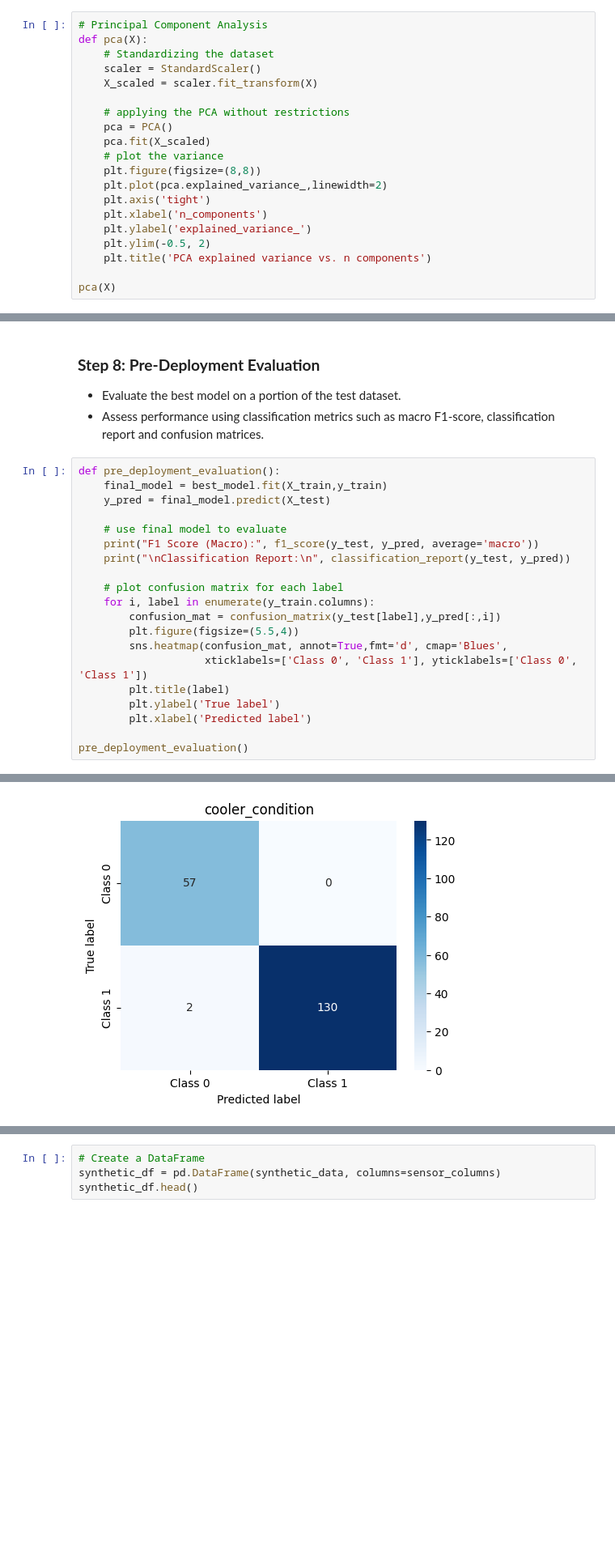
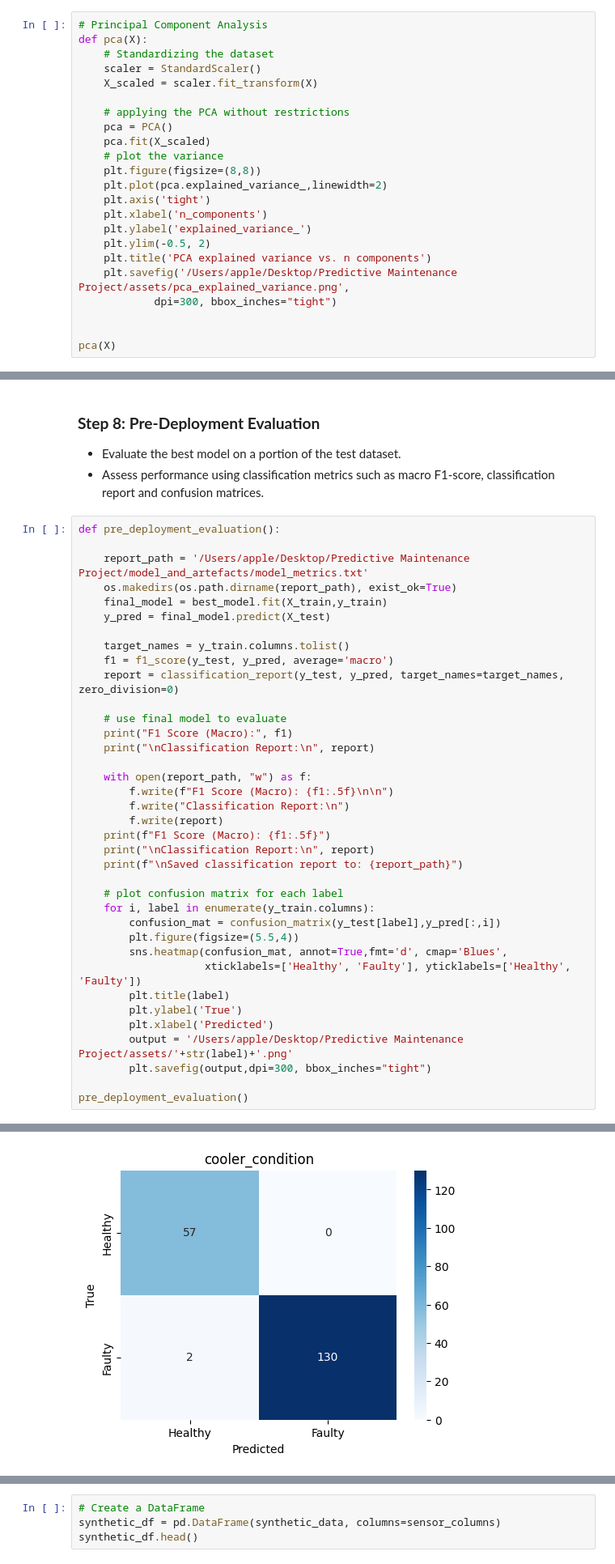
Before and after one commit to AsuquoAA/Predictive_Maintenance, a Jupyter notebook: notebook/Predictive_Maintenance_Classification.ipynb, the cells around one changed output, grey strips where cells are left out. Shown at 81% size. Cells and saved outputs as stored; diff of their text form; blank space fills up the shorter version.

```diff
--- a/Predictive_Maintenance_Classification.ipynb
+++ b/notebook/Predictive_Maintenance_Classification.ipynb
@@ -891,6 +893,9 @@ def pca(X):
     plt.ylabel('explained_variance_')
     plt.ylim(-0.5, 2)
     plt.title('PCA explained variance vs. n components')
+    plt.savefig('/Users/apple/Desktop/Predictive Maintenance Project/assets/pca_explained_variance.png',
+            dpi=300, bbox_inches="tight")
+
 
 pca(X)
 # %% [output]
@@ -1088,22 +1093,39 @@ Best F1 Score: 0.9751240821795039
 - Assess performance using classification metrics such as macro F1-score, classification report and confusion matrices.
 # %%
 def pre_deployment_evaluation():
+
+    report_path = '/Users/apple/Desktop/Predictive Maintenance Project/model_and_artefacts/model_metrics.txt'
+    os.makedirs(os.path.dirname(report_path), exist_ok=True)
     final_model = best_model.fit(X_train,y_train)
     y_pred = final_model.predict(X_test)
 
+    target_names = y_train.columns.tolist()
+    f1 = f1_score(y_test, y_pred, average='macro')
+    report = classification_report(y_test, y_pred, target_names=target_names, zero_division=0)
+
     # use final model to evaluate
-    print("F1 Score (Macro):", f1_score(y_test, y_pred, average='macro'))
-    print("\nClassification Report:\n", classification_report(y_test, y_pred))
+    print("F1 Score (Macro):", f1)
+    print("\nClassification Report:\n", report)
+
+    with open(report_path, "w") as f:
+        f.write(f"F1 Score (Macro): {f1:.5f}\n\n")
+        f.write("Classification Report:\n")
+        f.write(report)
+    print(f"F1 Score (Macro): {f1:.5f}")
+    print("\nClassification Report:\n", report)
+    print(f"\nSaved classification report to: {report_path}")
 
     # plot confusion matrix for each label
     for i, label in enumerate(y_train.columns):
         confusion_mat = confusion_matrix(y_test[label],y_pred[:,i])
         plt.figure(figsize=(5.5,4))
         sns.heatmap(confusion_mat, annot=True,fmt='d', cmap='Blues',
-                    xticklabels=['Class 0', 'Class 1'], yticklabels=['Class 0', 'Class 1'])
+                    xticklabels=['Healthy', 'Faulty'], yticklabels=['Healthy', 'Faulty'])
         plt.title(label)
-        plt.ylabel('True label')
-        plt.xlabel('Predicted label')
+        plt.ylabel('True')
+        plt.xlabel('Predicted')
+        output = '/Users/apple/Desktop/Predictive Maintenance Project/assets/'+str(label)+'.png'
+        plt.savefig(output,dpi=300, bbox_inches="tight")
 
 pre_deployment_evaluation()
 # %% [output]
@@ -1123 +1149 @@ weighted avg       0.97      0.97      0.97       214
-[figure, old version]
+[figure, new version]
```
Also changed, not shown: parts of 7 cells of this notebook, 39 other files.
